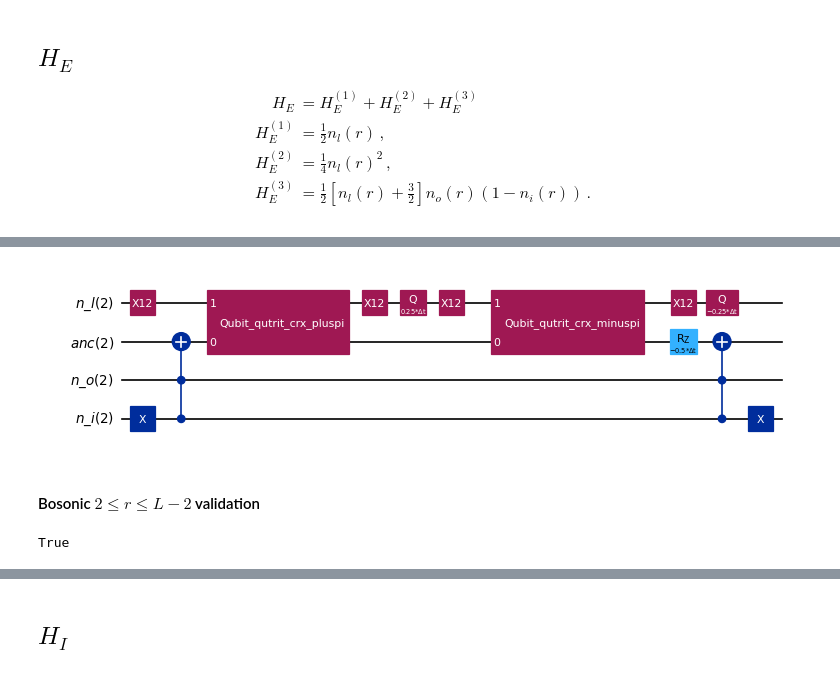
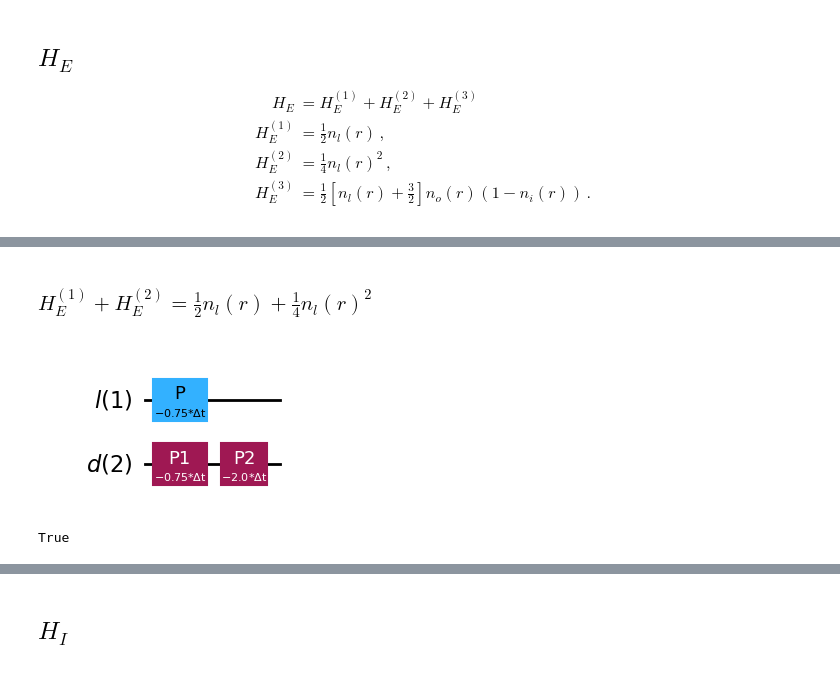
Before and after one commit to yiiyama/lsh-qudit, a Jupyter notebook: full_circuit.ipynb, the cells around one changed output, grey strips where cells are left out. Cells and saved outputs as stored; diff of their text form; code cells hidden in the pictures.

```diff
--- a/full_circuit.ipynb
+++ b/full_circuit.ipynb
@@ -257,55 +140,0 @@ True
-# %%
-# 1/2 * n_l * n_o * (1 - n_i)
-#                l2
-#                a0
-# o0-i0-i1-o1-o2-i2-i3-o3
-#          l1          l3
-#  Bulk boson
-#   Strategy: CCX on an ancilla, then CQ*Rz from ancilla to qutrit. CQ can be implemented with
-#     CX02 - Q(φ/2) - CX02 - Q(-φ/2)
-#   and CX02 is
-#     X12 - CX01 - X12
-ele3_bulk_circuit = QuantumCircuit(*qregs)
-ele3_bulk_circuit.x(bulk_fermion_i)
-ele3_bulk_circuit.ccx(bulk_fermion_o[::2], bulk_fermion_i[::2], ancilla[::2])
-if num_sites > 4:
-    ele3_bulk_circuit.ccx(bulk_fermion_i[1::2], bulk_fermion_o[1::2], ancilla[1::2])
-for qubit, anc in zip(bulk_boson, ancilla):
-    ele3_bulk_circuit.append(X12Gate(), [qubit])
-    ele3_bulk_circuit.append(QubitQutritCRxPlusPiGate(), [anc, qubit])
-    ele3_bulk_circuit.append(X12Gate(), [qubit])
-    ele3_bulk_circuit.append(QGate(0.25 * time_step), [qubit])
-    ele3_bulk_circuit.append(X12Gate(), [qubit])
-    ele3_bulk_circuit.append(QubitQutritCRxMinusPiGate(), [anc, qubit])
-    ele3_bulk_circuit.append(X12Gate(), [qubit])
-    ele3_bulk_circuit.append(QGate(-0.25 * time_step), [qubit])
-    ele3_bulk_circuit.rz(-0.5 * time_step, anc)
-ele3_bulk_circuit.ccx(bulk_fermion_o[::2], bulk_fermion_i[::2], ancilla[::2])
-if num_sites > 4:
-    ele3_bulk_circuit.ccx(bulk_fermion_i[1::2], bulk_fermion_o[1::2], ancilla[1::2])
-ele3_bulk_circuit.x(bulk_fermion_i)
-
-remove_idle_wires(ele3_bulk_circuit).draw('mpl', scale=0.6)
-# %% [output]
-[figure, removed]
-# %% [markdown]
-#### Bosonic $2 \leq r \leq L-2$ validation
-# %%
-reduced = remove_idle_wires(ele3_bulk_circuit.assign_parameters({time_step: dt}), flatten=True)
-nbulk = num_sites - 3
-
-diag = np.zeros((2, 2, 3) * nbulk)
-for isite in range(nbulk):
-    source_axes = list(range(3 * isite, 3 * isite + 3))
-    diag = np.moveaxis(diag, source_axes, (0, 1, 2))
-    diag[0, 1, 1] += 0.5
-    diag[0, 1, 2] += 1.
-    diag = np.moveaxis(diag, (0, 1, 2), source_axes)
-hmat = np.diagflat(diag.reshape(-1))
-hmat *= dt
-
-qutrits = tuple(range(0, 4 * nbulk, 4))
-ancillae = tuple(range(1, 4 * nbulk, 4))
-validate_circuit(reduced, hmat, qutrits=qutrits, ancillae=ancillae, diagonal=True)
-# %% [output]
-True
@@ -316,0 +141,22 @@ ele3_circuit.compose(ele3_bulk_circuit, inplace=True)
+# %% [markdown]
+### $H_E^{(1)} + H_E^{(2)} = \frac{1}{2}n_{l}(r) + \frac{1}{4}n_{l}(r)^{2}$
+# %%
+labels = [('l', 1), ('d', 2)]
+qp = QubitPlacement(labels)
+electric_12_circuit = QuantumCircuit(qp.num_qubits)
+for site, bc in enumerate([{'left_flux': 0}, {'left_flux': (0, 1)}, {}]):
+    circuit, init_p, _ = electric_12_term(site, time_step, **bc)
+    electric_12_circuit.compose(circuit, qubits=[qp[lab] for lab in init_p.qubit_labels], inplace=True)
+draw_circuit(electric_12_circuit, qp, reorder=False, fold=100)
+# %% [output]
+[figure, added]
+# %%
+assigned = sort_qubits(electric_12_circuit, qp).assign_parameters({time_step: dt})
+op = np.zeros((3, 2))
+op[:, 1] += 0.75
+op[:] += np.array([0., 0.75, 2.])[:, None]
+op *= dt
+hmat = np.diagflat(op)
+validate_circuit(assigned, hmat, qutrits=(1,))
+# %% [output]
+True
```
Also changed, not shown: parts of 77 cells of this notebook.
